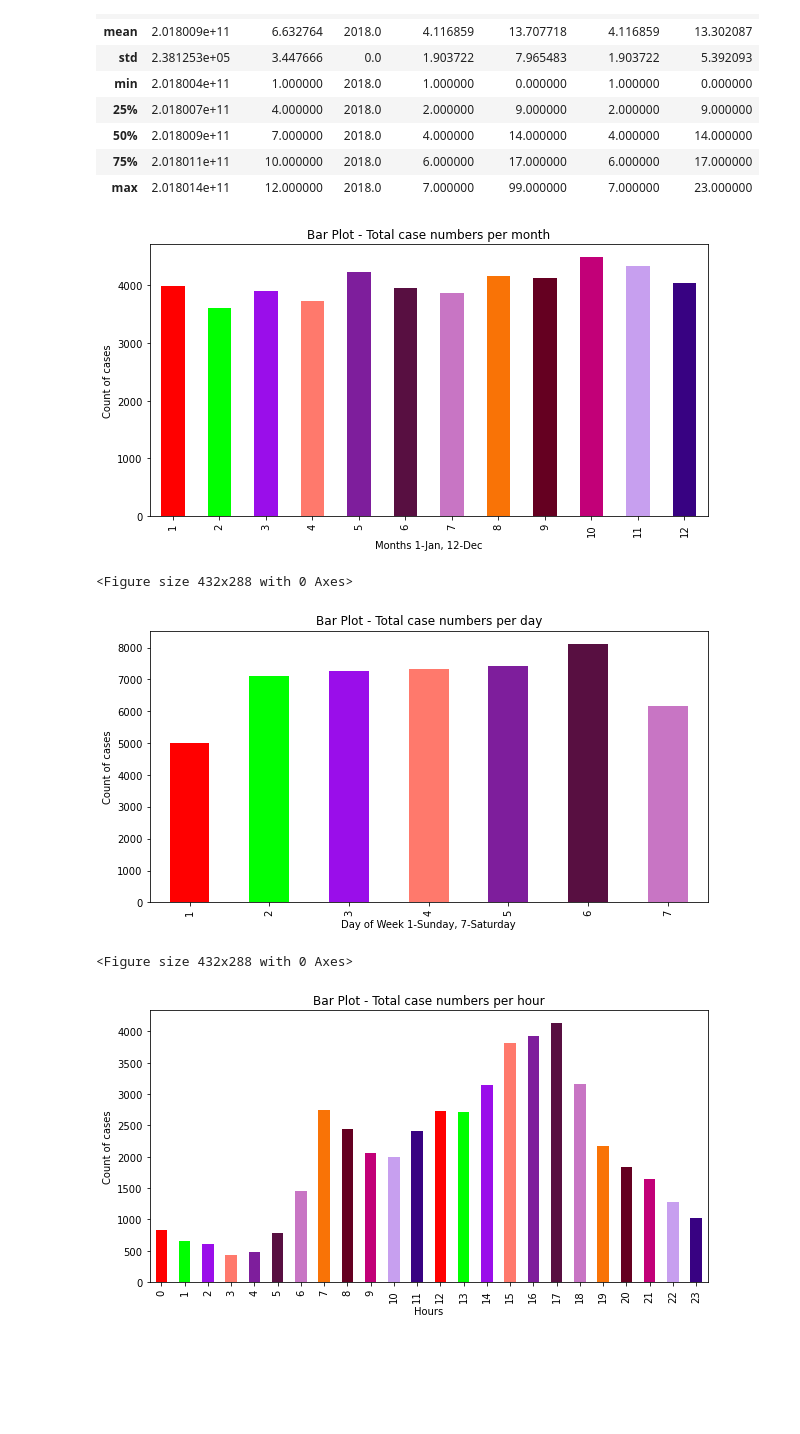
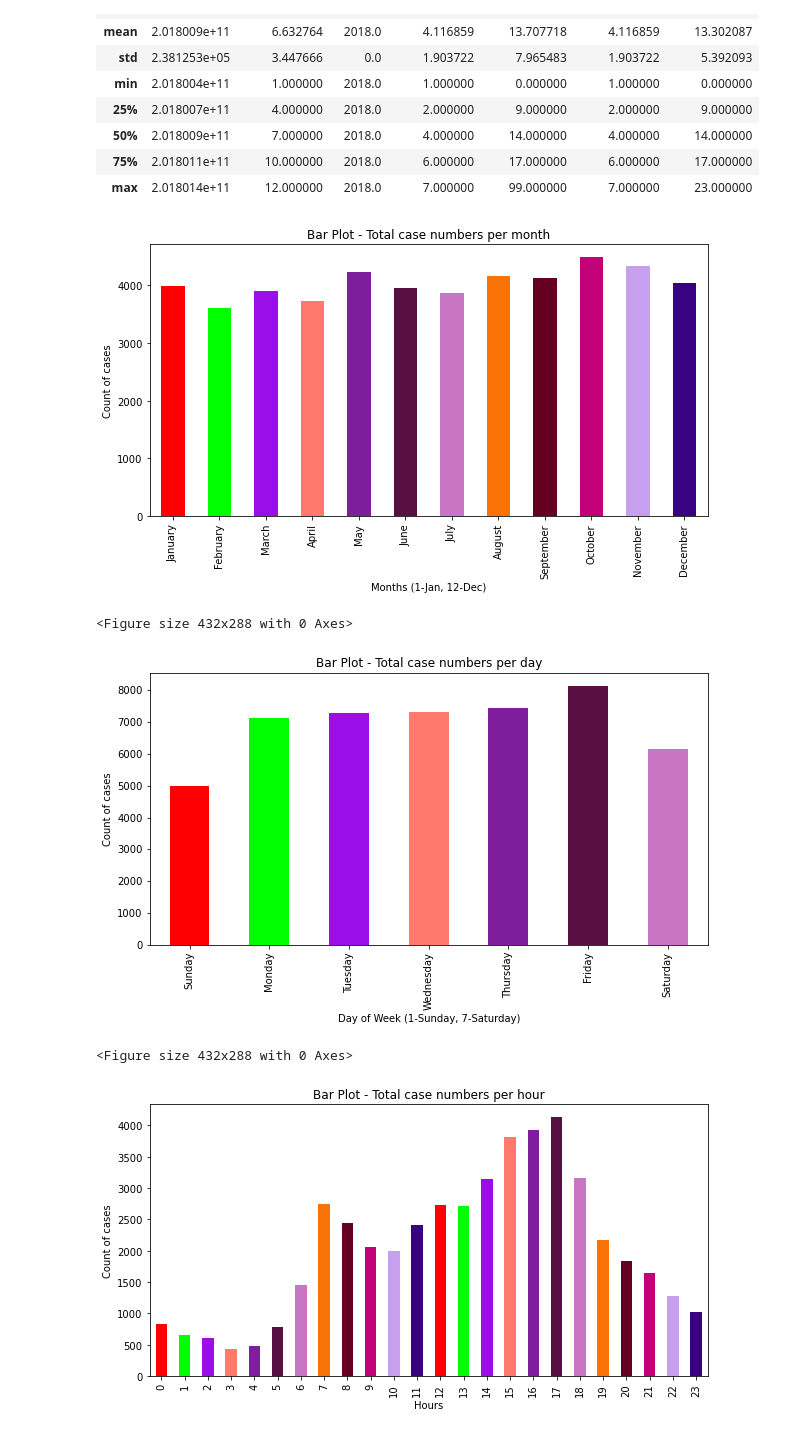
Before and after one commit to sudeshi1/Crash_Dummies, a Jupyter notebook: Crash_TimeAnalysis/main_time.ipynb, the cells around one changed output. Saved outputs shown, nothing was run; the diff lists cells and outputs as text; code cells hidden in the pictures; blank space fills up the shorter version.

```diff
--- a/Crash_TimeAnalysis/main_time.ipynb
+++ b/Crash_TimeAnalysis/main_time.ipynb
@@ -149,25 +149,34 @@ reduced_df.describe()
 # %%
 # Generate a bar plot showing the total case numbers per month using Pandas
 month = reduced_df.groupby(['MONTH']).count()['CASENUM']
 
 my_colors = ["#FF0000", "#00FF00", "#9A0EEA", "#FF796C", "#7E1E9C", "#580F41", "#C875C4", "#F97306", "#650021", "#C20078", "#C79FEF", "#380282"]
 
-month.plot.bar(figsize=(10,5), color=my_colors, align="center")
+month.plot.bar(figsize=(10,5), color=my_colors)
+
+positions = (0, 1, 2, 3, 4, 5, 6, 7, 8, 9, 10, 11)
+labels = ("January", "February", "March", "April", "May", "June", "July", "August", "September", "October",
+           "November", "December")
+plt.xticks(positions, labels)
 
 plt.title("Bar Plot - Total case numbers per month")
 plt.xlabel("Months (1-Jan, 12-Dec)")
 plt.ylabel("Count of cases")
 
 plt.show()
 plt.tight_layout()
 # %% [output]
-[figure, old version]
+[figure, new version]
 <Figure size 432x288 with 0 Axes>
 # %%
 # Generate a bar plot showing the total case numbers per month using Pandas
 day = reduced_df.groupby(['WKDY_IM']).count()['CASENUM']
 
 day.plot(kind="bar", figsize=(10,5), color=my_colors)
+
+positions = (0, 1, 2, 3, 4, 5, 6)
+labels = ("Sunday", "Monday", "Tuesday", "Wednesday", "Thursday", "Friday", "Saturday")
+plt.xticks(positions, labels)
 
 plt.title("Bar Plot - Total case numbers per day")
 plt.xlabel("Day of Week (1-Sunday, 7-Saturday)")
@@ -176,7 +185,7 @@ plt.ylabel("Count of cases")
 plt.show()
 plt.tight_layout()
 # %% [output]
-[figure, old version]
+[figure, new version]
 <Figure size 432x288 with 0 Axes>
 # %%
 # Generate a bar plot showing the total case numbers per month using Pandas
```
